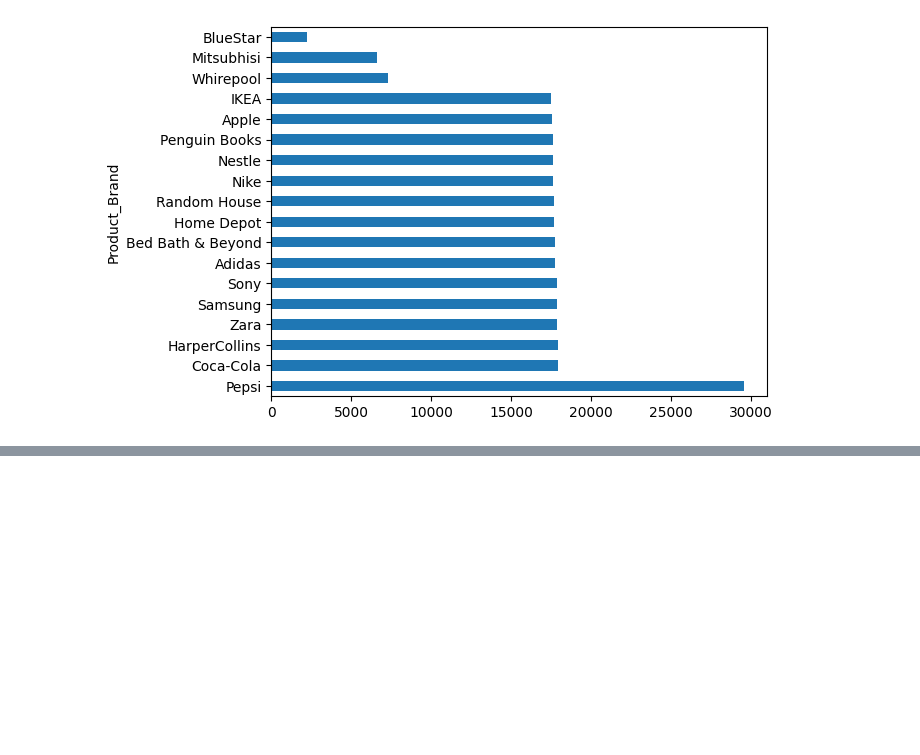
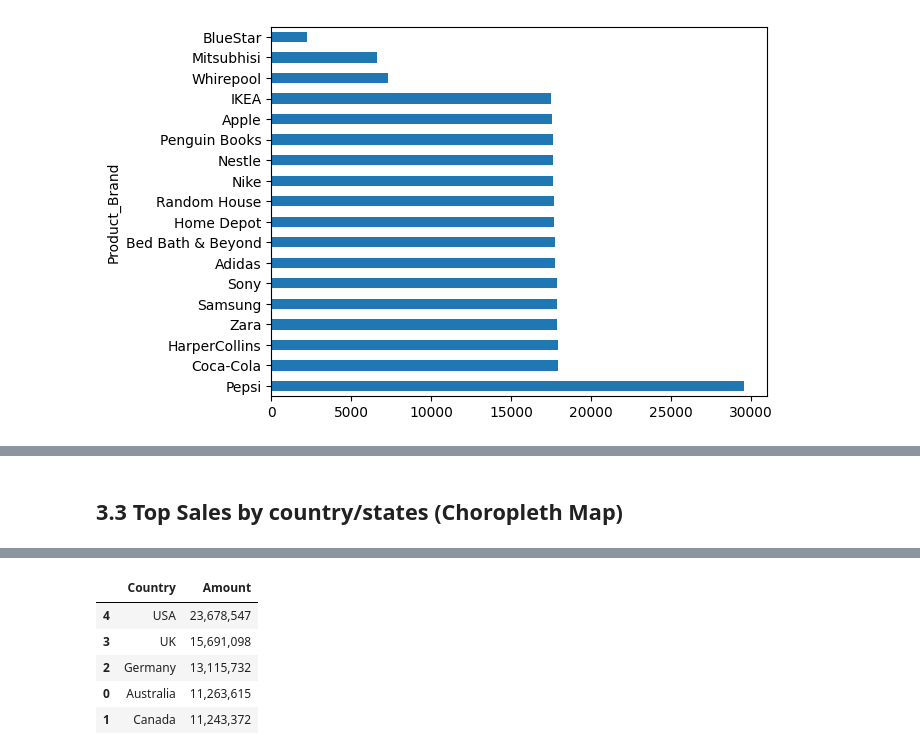
Before and after one commit to BipinNeupane/Spending-pattern-Analysis, a Jupyter notebook: notebook.ipynb, the cells around one changed output, grey strips where cells are left out. Saved outputs shown, nothing was run; the diff lists cells and outputs as text; code cells hidden in the pictures; blank space fills up the shorter version.

```diff
--- a/notebook.ipynb
+++ b/notebook.ipynb
@@ -136,3 +139,5 @@ Name: count, dtype: int64
+# %% [markdown]
+## 3.3 Top Sales by country/states (Choropleth Map)
 # %%
 fig = px.choropleth(df.groupby('Country')['Amount'].sum().reset_index(),
                     locations='Country',
@@ -143,3 +148,15 @@ fig = px.choropleth(df.groupby('Country')['Amount'].sum().reset_index(),
 fig.show()
 # %% [output]
 [interactive output not drawn]
+# %%
+df_grouped = df.groupby('Country')['Amount'].sum().reset_index().sort_values(by='Amount', ascending=False)
+# formatting the total amount by country in readable format
+df_grouped['Amount'] = df_grouped['Amount'].apply(lambda x: f"{x:,.0f}")
+df_grouped
+# %% [output]
+|  | Country | Amount |
+| 4 | USA | 23,678,547 |
+| 3 | UK | 15,691,098 |
+| 2 | Germany | 13,115,732 |
+| 0 | Australia | 11,263,615 |
+| 1 | Canada | 11,243,372 |
```
Also changed, not shown: parts of 10 cells of this notebook.
